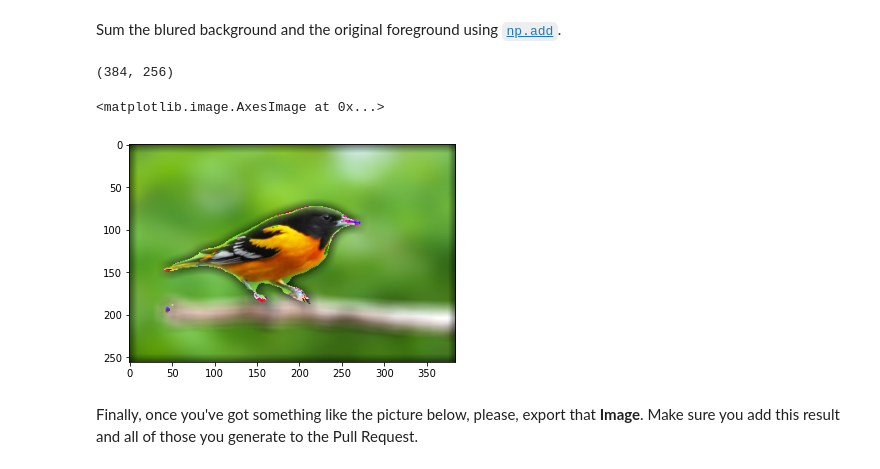
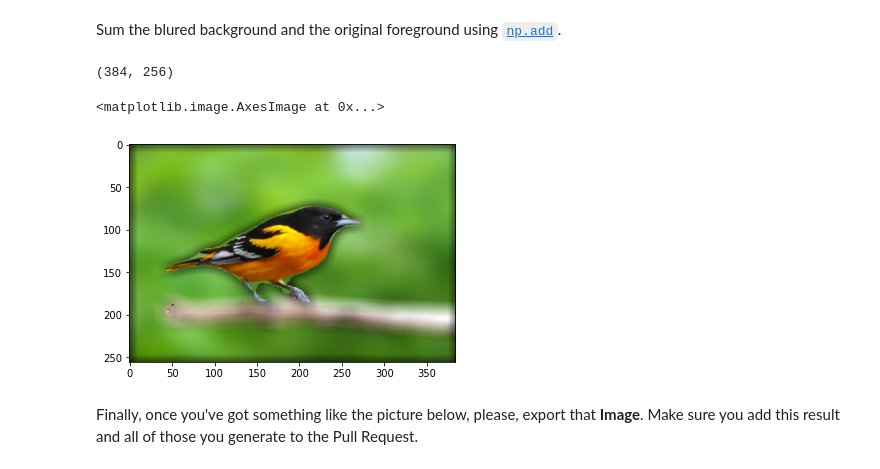
Before and after one commit to diego-florez/lab-image-segmentation, a Jupyter notebook: main.ipynb, the cells around one changed output. Cells and saved outputs as stored; diff of their text form; code cells hidden in the pictures.

```diff
--- a/main.ipynb
+++ b/main.ipynb
@@ -187,8 +187,8 @@ image = conv/(conv.max()/255.0)
 # %% [markdown]
 Apply `.absolute` from numpy to the new value of `conv` and assign it to `back_blur`, and if you show this `back_blur` you will notice that the blur effect has been apply to the background.
 # %%
-# Your code here
-back_blur = np.absolute(image).astype(np.uint8)
+#aqui nos pasa lo mismo, si no aplicamos background_mask a la imagen saldra todo borroso
+back_blur = (np.absolute(image).astype(np.uint8))*background_mask
 plt.imshow(back_blur)
 # %% [output]
 <matplotlib.image.AxesImage at 0x...>
@@ -244,0 +246,9 @@ plt.imshow(back_blurred)
+# %%
+#es aqui donde ya si optenemos el pajaro nitido, alpicando background_mask a la imagen borrosa
+back2 = np.zeros(back_blurred.shape)
+for i in range(3):
+    background = back_blurred[:,:,i]*background_mask
+    back2[:,:,i] = background
+
+back2 = back2.astype(np.uint8)
+plt.imshow(back2)
@@ -266,15 +279,15 @@ plt.imshow(final_fore)
 Sum the blured background and the original foreground using [`np.add`](https://numpy.org/doc/1.18/reference/generated/numpy.add.html).
 # %%
 #finally we add both arrs, convert to an image and save it
-final_bird = np.add(back_blurred,final_fore)
+final_bird = np.add(back2,final_fore)
 birdIm = Image.fromarray(final_bird)
 birdPNG = birdIm.save("birdIm.png")
 print(birdIm.size)
 plt.imshow(birdIm)
 # %% [output]
 (384, 256)
 <matplotlib.image.AxesImage at 0x...>
-[figure, old version]
+[figure, new version]
 # %% [markdown]
 Finally, once you've got something like the picture below, please, export that **Image**. Make sure you add this result and all of those you generate to the Pull Request.
 # %% [markdown]
```
Also changed, not shown: parts of 6 cells of this notebook, 1 other file.
